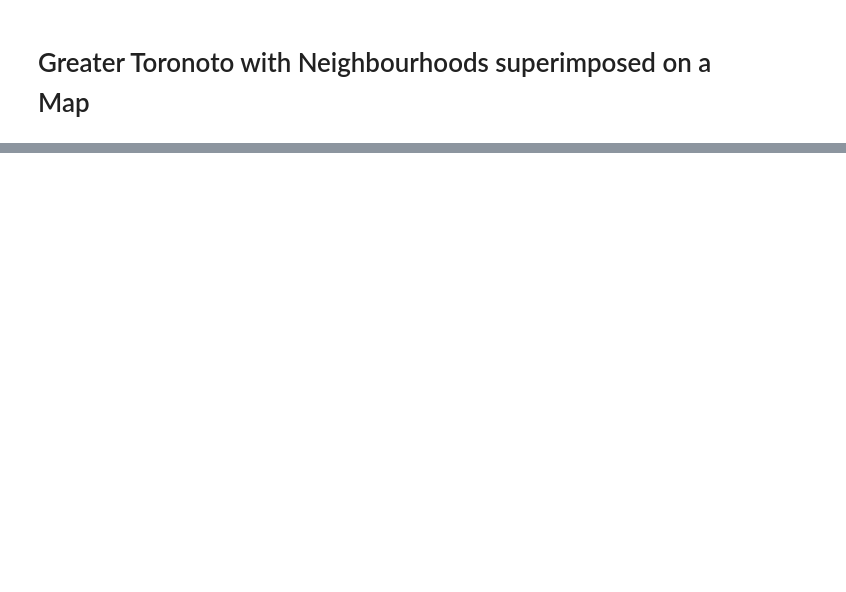
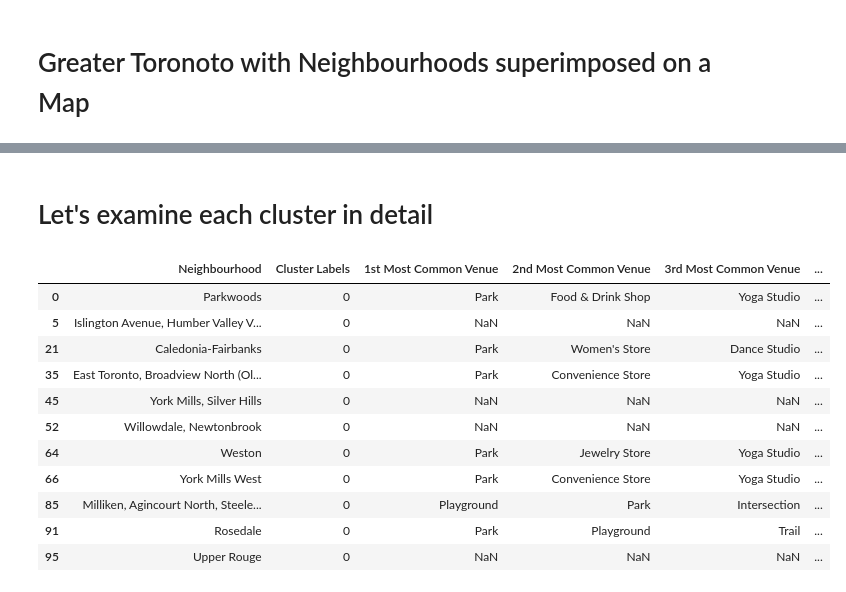
Before and after one commit to sanjeetmanchanda/Coursera_Capstone, a Jupyter notebook: Coursera_Capstone_notebook.ipynb, the cells around one changed output, grey strips where cells are left out. Cells and saved outputs as stored; diff of their text form; code cells hidden in the pictures; blank space fills up the shorter version.

Commit message:
Published from Watson Studio.

```diff
--- a/Coursera_Capstone_notebook.ipynb
+++ b/Coursera_Capstone_notebook.ipynb
@@ -208,0 +367,12 @@ map_GTA
+# %%
+num_top_venues = 5
+
+for hood in tor_grouped['Neighbourhood']:
+    print("----"+hood+"----")
+    temp = tor_grouped[tor_grouped['Neighbourhood'] == hood].T.reset_index()
+    temp.columns = ['venue','freq']
+    temp = temp.iloc[1:]
+    temp['freq'] = temp['freq'].astype(float)
+    temp = temp.round({'freq': 2})
+    print(temp.sort_values('freq', ascending=False).reset_index(drop=True).head(num_top_venues))
+    print('\n')
@@ -208,0 +439,12 @@ map_GTA
+# %%
+from sklearn.cluster import KMeans
+# set number of clusters
+kclusters = 5
+
+tor_grouped_clustering = tor_grouped.drop('Neighbourhood', 1)
+
+# run k-means clustering
+kmeans = KMeans(n_clusters=kclusters, random_state=0).fit(tor_grouped_clustering)
+
+# check cluster labels generated for each row in the dataframe
+kmeans.labels_[0:20]
@@ -208,0 +454,12 @@ map_GTA
+# %%
+# add clustering labels
+
+tor_merged = tor_df
+neighborhoods_venues_sorted.drop('Cluster Labels', axis=1, inplace=True)
+neighborhoods_venues_sorted.insert(0, 'Cluster Labels', kmeans.labels_)
+
+
+# merge manhattan_grouped with manhattan_data to add latitude/longitude for each neighborhood
+tor_merged = tor_merged.join(neighborhoods_venues_sorted.set_index('Neighbourhood'), on='Neighbourhood')
+
+tor_merged.head() # check the last columns!
@@ -208,0 +473,2 @@ map_GTA
+# %%
+tor_merged['Cluster Labels'] = tor_merged['Cluster Labels'].fillna(0.0).astype(int)
@@ -208,0 +507,17 @@ map_GTA
+# %% [markdown]
+ # Let's examine each cluster in detail
+# %%
+tor_merged.loc[tor_merged['Cluster Labels'] == 0, tor_merged.columns[[2] + list(range(5, tor_merged.shape[1]))]]
+# %% [output]
+|  | Neighbourhood | Cluster Labels | 1st Most Common Venue | 2nd Most Common Venue | 3rd Most Common Venue | ... |
+| 0 | Parkwoods | 0 | Park | Food & Drink Shop | Yoga Studio | ... |
+| 5 | Islington Avenue, Humber Valley V... | 0 | NaN | NaN | NaN | ... |
+| 21 | Caledonia-Fairbanks | 0 | Park | Women's Store | Dance Studio | ... |
+| 35 | East Toronto, Broadview North (Ol... | 0 | Park | Convenience Store | Yoga Studio | ... |
+| 45 | York Mills, Silver Hills | 0 | NaN | NaN | NaN | ... |
+| 52 | Willowdale, Newtonbrook | 0 | NaN | NaN | NaN | ... |
+| 64 | Weston | 0 | Park | Jewelry Store | Yoga Studio | ... |
+| 66 | York Mills West | 0 | Park | Convenience Store | Yoga Studio | ... |
+| 85 | Milliken, Agincourt North, Steele... | 0 | Playground | Park | Intersection | ... |
+| 91 | Rosedale | 0 | Park | Playground | Trail | ... |
+| 95 | Upper Rouge | 0 | NaN | NaN | NaN | ... |
```
Also changed, not shown: parts of 33 cells of this notebook.
